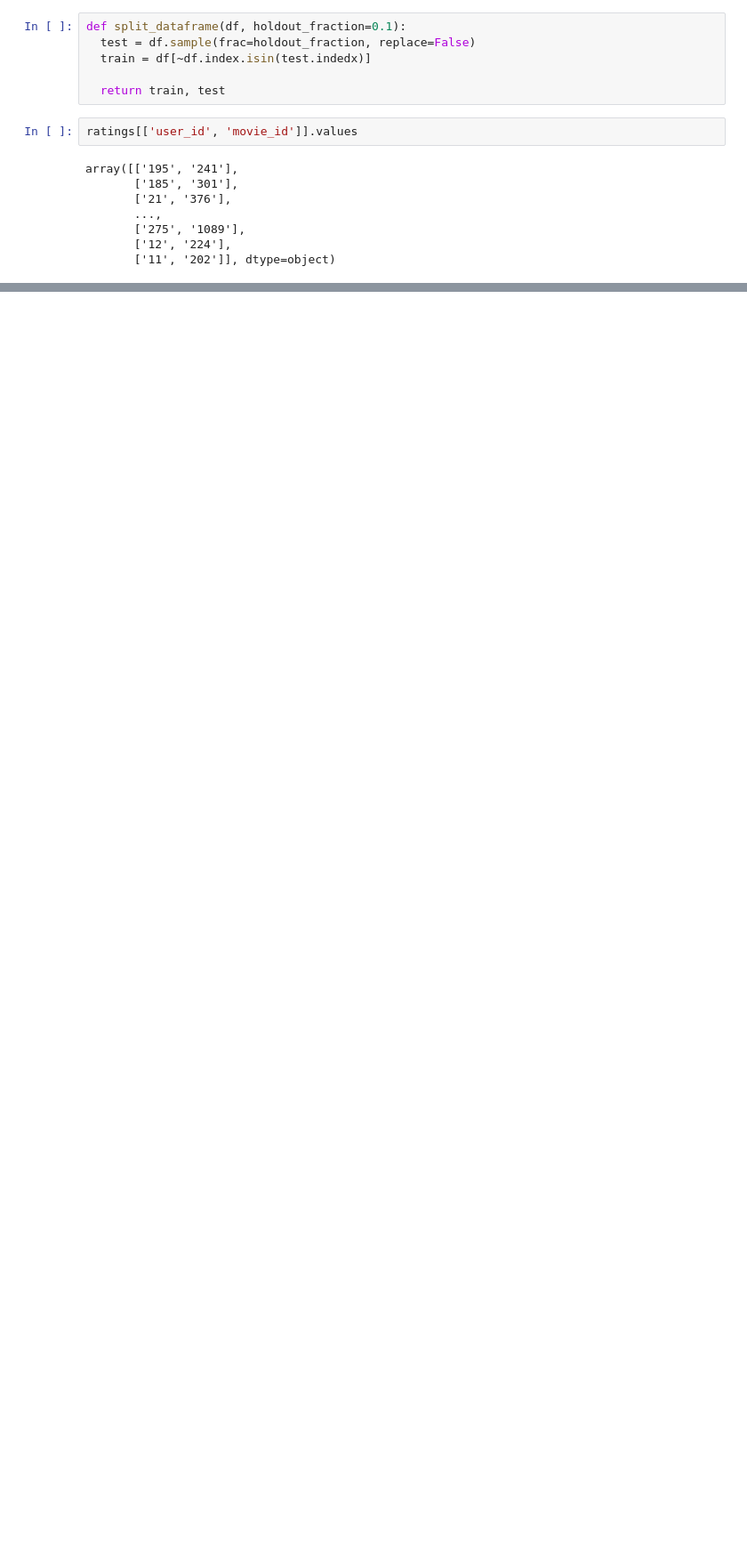
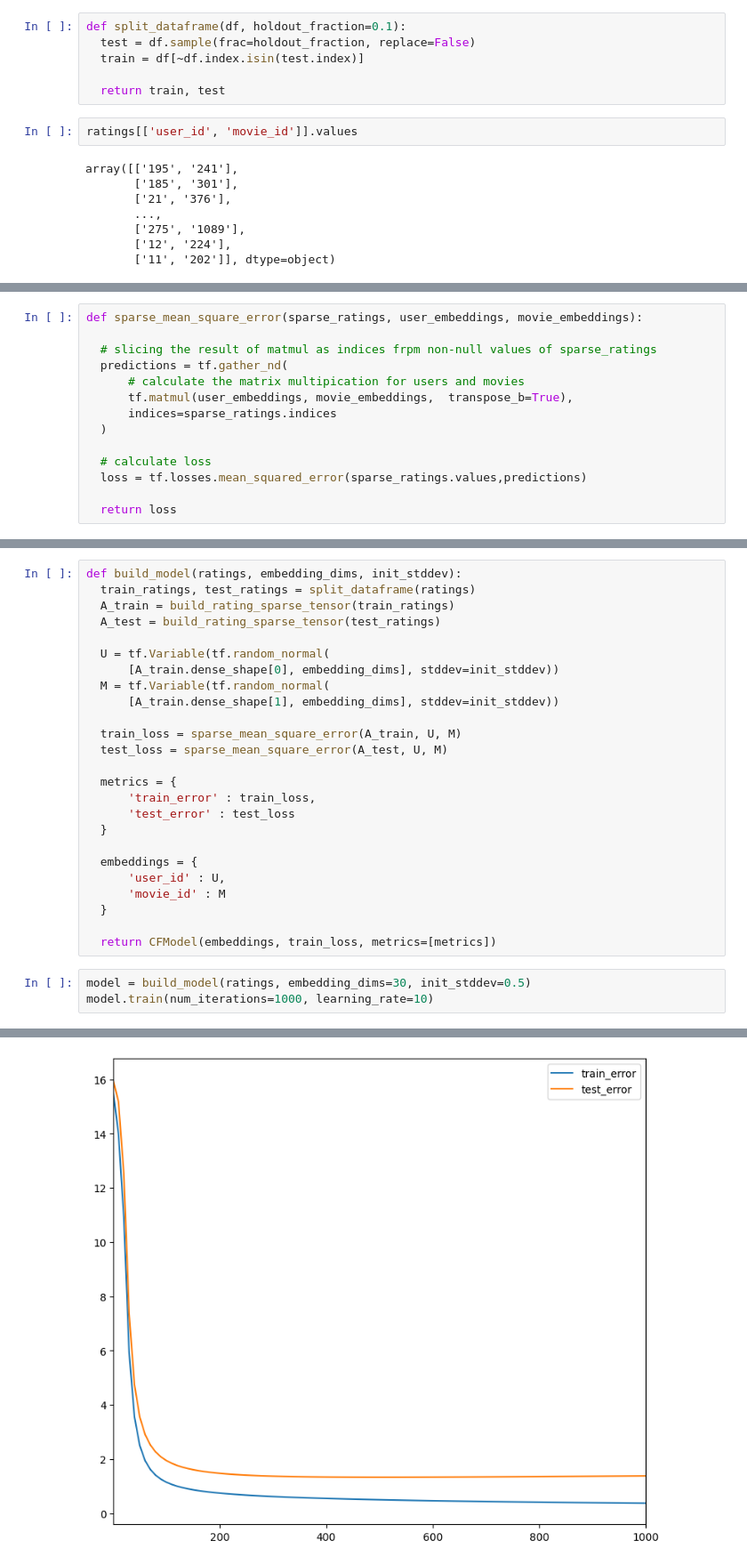
Before and after one commit to sayid-alt/mymachine-learning, a Jupyter notebook: recommender-system/movielens_recommender.ipynb, the cells around one changed output, grey strips where cells are left out. Shown at 89% size. Cells and saved outputs as stored; diff of their text form; blank space fills up the shorter version.

Commit message:
create pipeline training

```diff
--- a/recommender-system/movielens_recommender.ipynb
+++ b/recommender-system/movielens_recommender.ipynb
@@ -355,7 +353,7 @@ alt.hconcat(
 # %%
 def split_dataframe(df, holdout_fraction=0.1):
   test = df.sample(frac=holdout_fraction, replace=False)
-  train = df[~df.index.isin(test.indedx)]
+  train = df[~df.index.isin(test.index)]
 
   return train, test
 # %%
@@ -383,0 +379,14 @@ SparseTensor(indices=Tensor("SparseTensor/indices:0", shape=(100000, 2), dtype=i
+# %%
+def sparse_mean_square_error(sparse_ratings, user_embeddings, movie_embeddings):
+
+  # slicing the result of matmul as indices frpm non-null values of sparse_ratings
+  predictions = tf.gather_nd(
+      # calculate the matrix multipication for users and movies
+      tf.matmul(user_embeddings, movie_embeddings,  transpose_b=True),
+      indices=sparse_ratings.indices
+  )
+
+  # calculate loss
+  loss = tf.losses.mean_squared_error(sparse_ratings.values,predictions)
+
+  return loss
@@ -383,0 +459,29 @@ SparseTensor(indices=Tensor("SparseTensor/indices:0", shape=(100000, 2), dtype=i
+# %%
+def build_model(ratings, embedding_dims, init_stddev):
+  train_ratings, test_ratings = split_dataframe(ratings)
+  A_train = build_rating_sparse_tensor(train_ratings)
+  A_test = build_rating_sparse_tensor(test_ratings)
+
+  U = tf.Variable(tf.random_normal(
+      [A_train.dense_shape[0], embedding_dims], stddev=init_stddev))
+  M = tf.Variable(tf.random_normal(
+      [A_train.dense_shape[1], embedding_dims], stddev=init_stddev))
+
+  train_loss = sparse_mean_square_error(A_train, U, M)
+  test_loss = sparse_mean_square_error(A_test, U, M)
+
+  metrics = {
+      'train_error' : train_loss,
+      'test_error' : test_loss
+  }
+
+  embeddings = {
+      'user_id' : U,
+      'movie_id' : M
+  }
+
+  return CFModel(embeddings, train_loss, metrics=[metrics])
+# %%
+model = build_model(ratings, embedding_dims=30, init_stddev=0.5)
+model.train(num_iterations=1000, learning_rate=10)
+# %% [output]
@@ -383,0 +490 @@ SparseTensor(indices=Tensor("SparseTensor/indices:0", shape=(100000, 2), dtype=i
+[figure, added]
```
Also changed, not shown: parts of 5 cells of this notebook.
